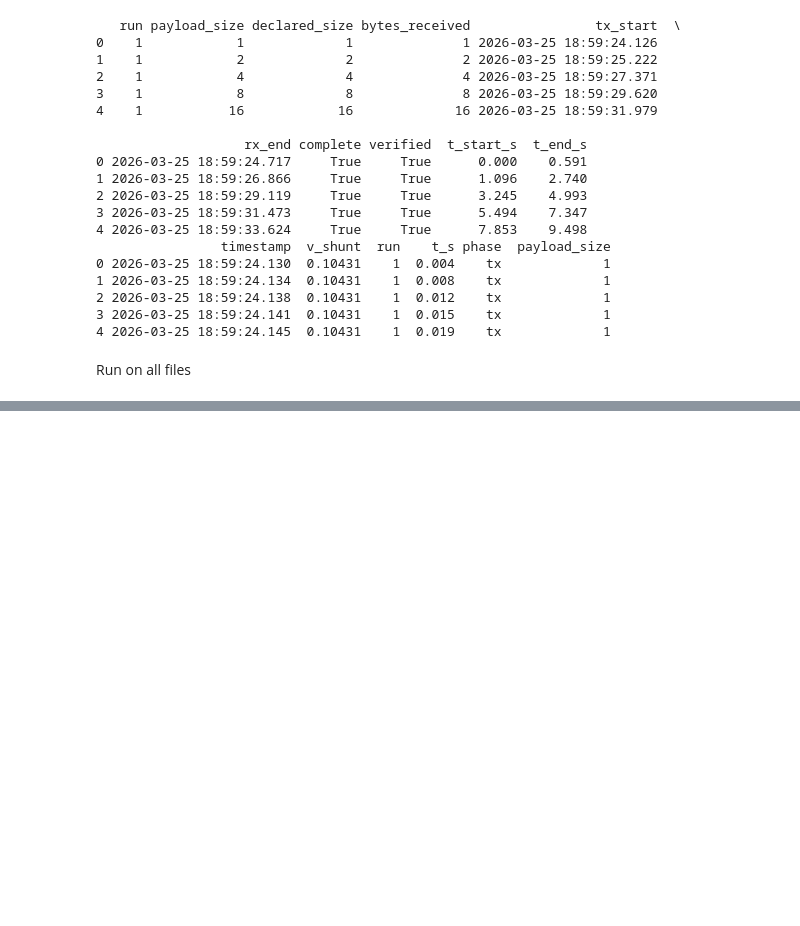
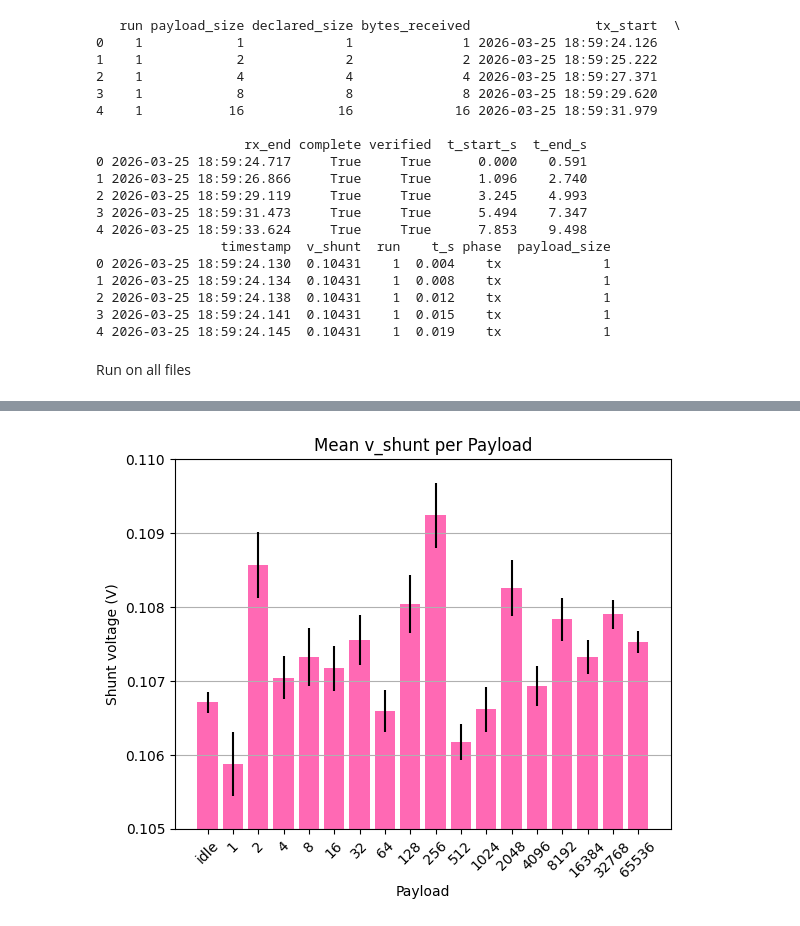
Before and after one commit to julianluca04/BTR, a Jupyter notebook: experiment/visualization.ipynb, the cells around one changed output, grey strips where cells are left out. Drawn from its saved outputs; the diff is of its cells as text; code cells hidden in the pictures; blank space fills up the shorter version.

```diff
--- a/experiment/visualization.ipynb
+++ b/experiment/visualization.ipynb
@@ -140,0 +174,11 @@ Plot some stuff
+# %%
+summary = (
+    meter_df
+    .groupby("payload_size")["v_shunt"]
+    .agg(["mean", "std", "count"])
+    .reset_index()
+)
+summary["sem"] = summary["std"] / np.sqrt(summary["count"])  # standard error
+summary["ci95"] = 1.96 * summary["sem"]  # 95% confidence interval
+
+print(summary)
@@ -140,0 +205,22 @@ Plot some stuff
+# %%
+summary["payload_label"] = summary["payload_size"].astype(str)
+summary.loc[summary["payload_size"] == 0, "payload_label"] = "idle"
+
+plt.figure()
+plt.bar(
+    summary["payload_label"],
+    summary["mean"],
+    yerr=summary["ci95"],
+    color='hotpink',
+)
+
+#cut off y axis at 0.1
+plt.ylim(0.105, 0.11)
+plt.xlabel("Payload")
+plt.ylabel("Shunt voltage (V)")
+plt.title("Mean v_shunt per Payload")
+plt.xticks(rotation=45)
+plt.grid(axis='y')
+plt.show()
+# %% [output]
+[figure, added]
```
Also changed, not shown: parts of 17 cells of this notebook.
